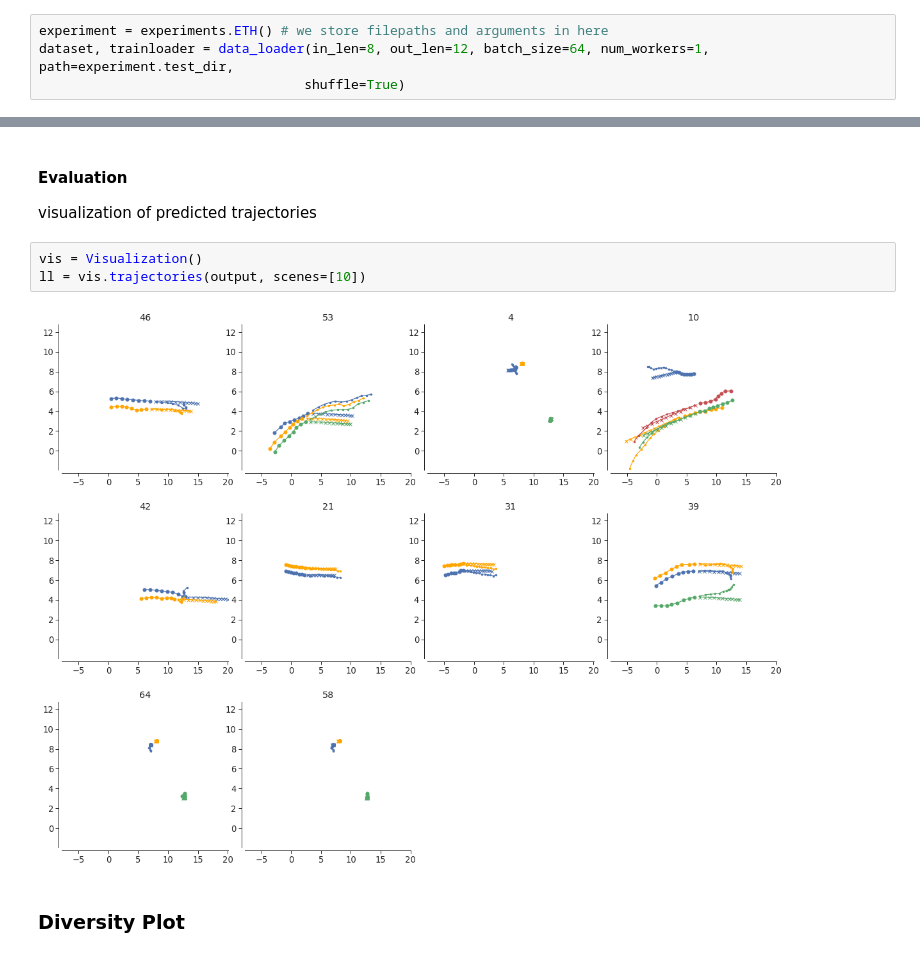
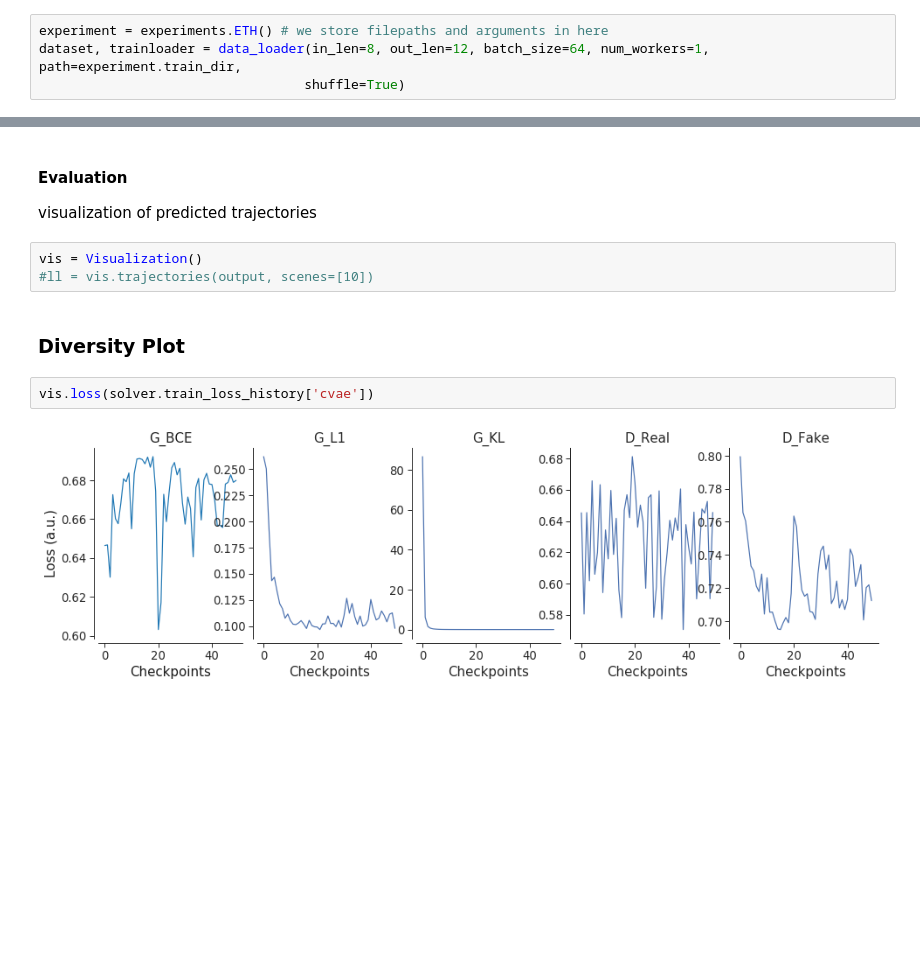
Before and after one commit to lappalainenj/mapsgan, a Jupyter notebook: examples/How to train with cVAESolver?.ipynb, the cells around one changed output, grey strips where cells are left out. Cells and saved outputs as stored; diff of their text form; blank space fills up the shorter version.

```diff
--- a/examples/How to train with cVAESolver?.ipynb
+++ b/examples/How to train with cVAESolver?.ipynb
@@ -18,7 +18,7 @@ env: CUDA_VISIBLE_DEVICES=0
 #### Set up dataloader, model, solver
 # %%
 experiment = experiments.ETH() # we store filepaths and arguments in here
-dataset, trainloader = data_loader(in_len=8, out_len=12, batch_size=64, num_workers=1, path=experiment.test_dir,
+dataset, trainloader = data_loader(in_len=8, out_len=12, batch_size=64, num_workers=1, path=experiment.train_dir,
                                   shuffle=True)
 # %%
 generator = BicycleGenerator(generator=ToyGenerator, start_mode='cvae')
@@ -68,8 +76,10 @@ output = solver.test(trainloader)
 visualization of predicted trajectories
 # %%
 vis = Visualization()
-ll = vis.trajectories(output, scenes=[10])
+#ll = vis.trajectories(output, scenes=[10])
-# %% [output]
-[figure, removed]
 # %% [markdown]
 ### Diversity Plot
+# %%
+vis.loss(solver.train_loss_history['cvae'])
+# %% [output]
+[figure, added]
```
Also changed, not shown: parts of 2 cells of this notebook, 3 other files.
